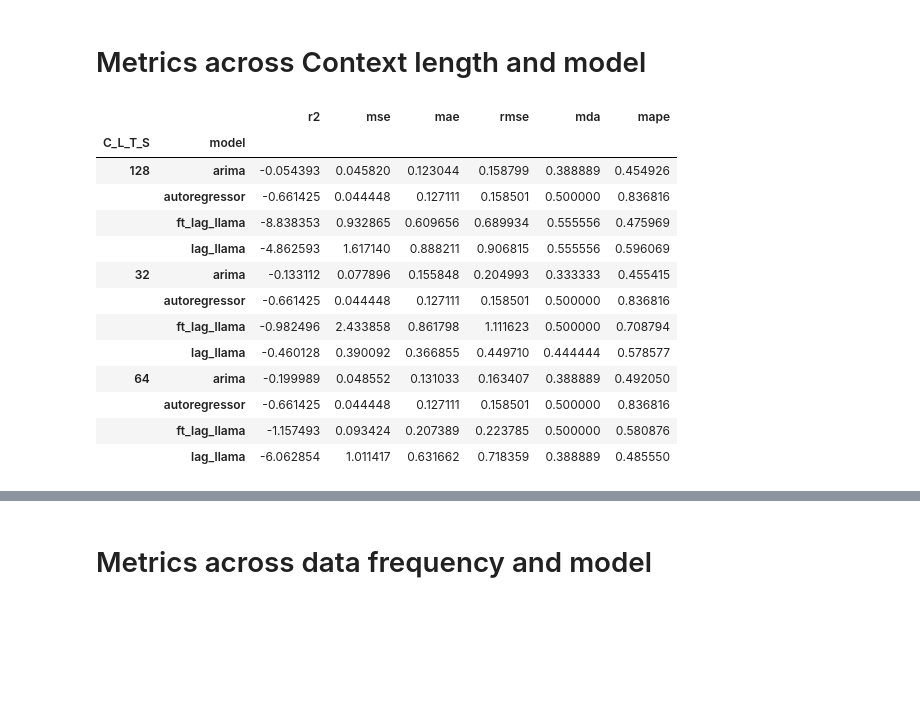
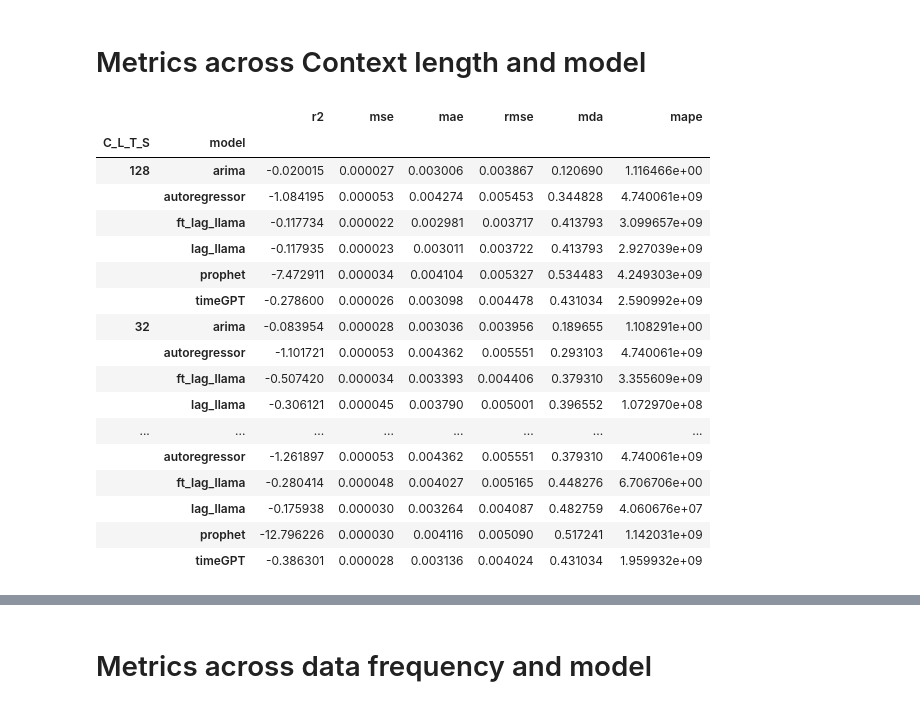
Before and after one commit to filip-topic/Time-Series-Foundation-Models-in-Financial-time-series-prediction, a Jupyter notebook: data_analysis.ipynb, the cells around one changed output, grey strips where cells are left out. Cells and saved outputs as stored; diff of their text form; code cells hidden in the pictures; blank space fills up the shorter version.

```diff
--- a/data_analysis.ipynb
+++ b/data_analysis.ipynb
@@ -49,7 +51,3 @@ aggregated_evaluation.rename(columns={"Unnamed: 0" : "model"}, inplace=True)
-# %%
-pd.set_option('display.max_rows', None)
-# %%
-aggregated_evaluation = aggregated_evaluation[aggregated_evaluation["model"] != "prophet"]
 # %%
 aggregated_evaluation
 # %% [output]
@@ -152,19 +156,25 @@ aggregated_evaluation[metrics].groupby(group).median()
 # %%
 metrics = ["r2", "mse", "mae", "rmse", "mda", "mape", "model", "C_L_T_S"]
 group = ["C_L_T_S", "model"]
-aggregated_evaluation[metrics].groupby(group).median()
+table = aggregated_evaluation[metrics].groupby(group).median()
+
+table
 # %% [output]
 |  |  | r2 | mse | mae | rmse | mda | mape |
 | C_L_T_S | model |  |  |  |  |  |  |
-| 128 | arima | -0.054393 | 0.045820 | 0.123044 | 0.158799 | 0.388889 | 0.454926 |
-|  | autoregressor | -0.661425 | 0.044448 | 0.127111 | 0.158501 | 0.500000 | 0.836816 |
-|  | ft_lag_llama | -8.838353 | 0.932865 | 0.609656 | 0.689934 | 0.555556 | 0.475969 |
-|  | lag_llama | -4.862593 | 1.617140 | 0.888211 | 0.906815 | 0.555556 | 0.596069 |
-| 32 | arima | -0.133112 | 0.077896 | 0.155848 | 0.204993 | 0.333333 | 0.455415 |
-|  | autoregressor | -0.661425 | 0.044448 | 0.127111 | 0.158501 | 0.500000 | 0.836816 |
-|  | ft_lag_llama | -0.982496 | 2.433858 | 0.861798 | 1.111623 | 0.500000 | 0.708794 |
-|  | lag_llama | -0.460128 | 0.390092 | 0.366855 | 0.449710 | 0.444444 | 0.578577 |
-| 64 | arima | -0.199989 | 0.048552 | 0.131033 | 0.163407 | 0.388889 | 0.492050 |
-|  | autoregressor | -0.661425 | 0.044448 | 0.127111 | 0.158501 | 0.500000 | 0.836816 |
-|  | ft_lag_llama | -1.157493 | 0.093424 | 0.207389 | 0.223785 | 0.500000 | 0.580876 |
-|  | lag_llama | -6.062854 | 1.011417 | 0.631662 | 0.718359 | 0.388889 | 0.485550 |
+| 128 | arima | -0.020015 | 0.000027 | 0.003006 | 0.003867 | 0.120690 | 1.116466e+00 |
+|  | autoregressor | -1.084195 | 0.000053 | 0.004274 | 0.005453 | 0.344828 | 4.740061e+09 |
+|  | ft_lag_llama | -0.117734 | 0.000022 | 0.002981 | 0.003717 | 0.413793 | 3.099657e+09 |
+|  | lag_llama | -0.117935 | 0.000023 | 0.003011 | 0.003722 | 0.413793 | 2.927039e+09 |
+|  | prophet | -7.472911 | 0.000034 | 0.004104 | 0.005327 | 0.534483 | 4.249303e+09 |
+|  | timeGPT | -0.278600 | 0.000026 | 0.003098 | 0.004478 | 0.431034 | 2.590992e+09 |
+| 32 | arima | -0.083954 | 0.000028 | 0.003036 | 0.003956 | 0.189655 | 1.108291e+00 |
+|  | autoregressor | -1.101721 | 0.000053 | 0.004362 | 0.005551 | 0.293103 | 4.740061e+09 |
+|  | ft_lag_llama | -0.507420 | 0.000034 | 0.003393 | 0.004406 | 0.379310 | 3.355609e+09 |
+|  | lag_llama | -0.306121 | 0.000045 | 0.003790 | 0.005001 | 0.396552 | 1.072970e+08 |
+| ... | ... | ... | ... | ... | ... | ... | ... |
+|  | autoregressor | -1.261897 | 0.000053 | 0.004362 | 0.005551 | 0.379310 | 4.740061e+09 |
+|  | ft_lag_llama | -0.280414 | 0.000048 | 0.004027 | 0.005165 | 0.448276 | 6.706706e+00 |
+|  | lag_llama | -0.175938 | 0.000030 | 0.003264 | 0.004087 | 0.482759 | 4.060676e+07 |
+|  | prophet | -12.796226 | 0.000030 | 0.004116 | 0.005090 | 0.517241 | 1.142031e+09 |
+|  | timeGPT | -0.386301 | 0.000028 | 0.003136 | 0.004024 | 0.431034 | 1.959932e+09 |
```
Also changed, not shown: parts of 13 cells of this notebook, 4 other files.
